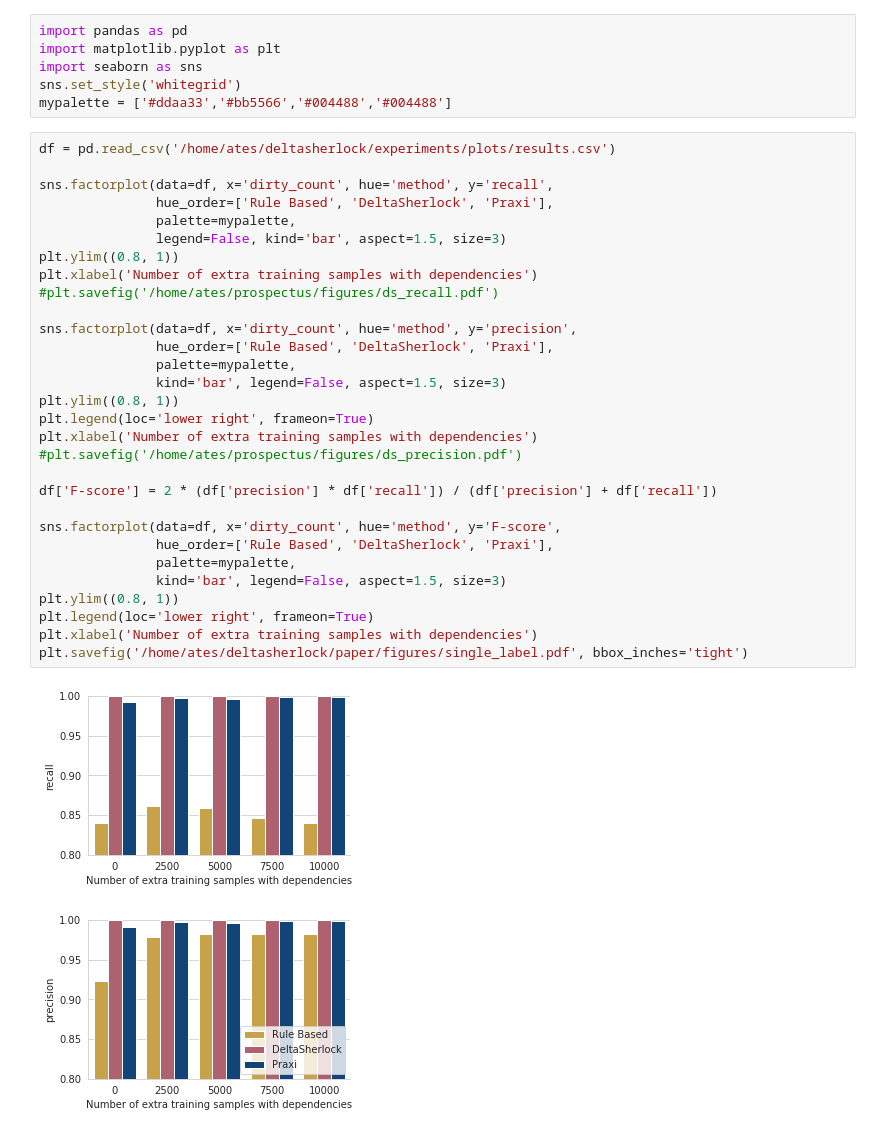
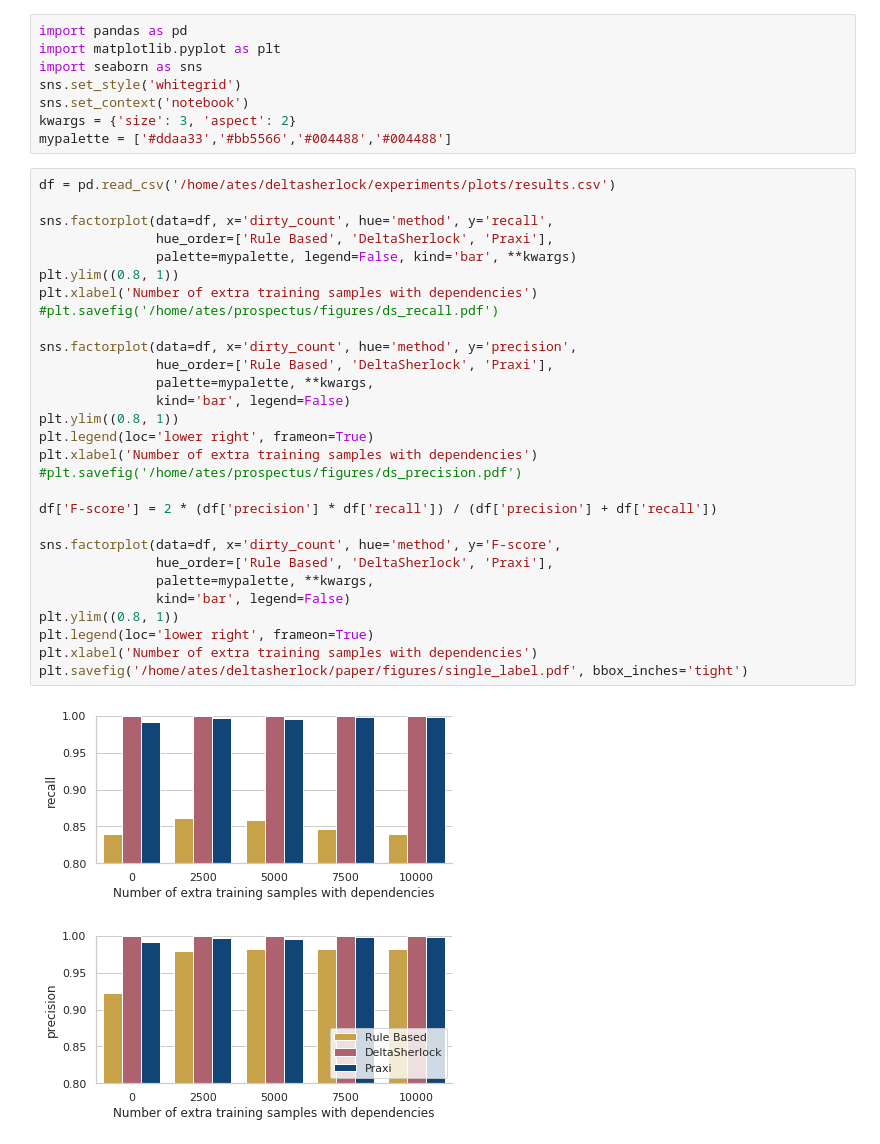
Before and after one commit to deltasherlock/experiments, a Jupyter notebook: plots/plots.ipynb, the cells around one changed output. Drawn from its saved outputs; the diff is of its cells as text.

Commit message:
NEw plots

```diff
--- a/plots/plots.ipynb
+++ b/plots/plots.ipynb
@@ -3,37 +3,38 @@ import pandas as pd
 import matplotlib.pyplot as plt
 import seaborn as sns
 sns.set_style('whitegrid')
+sns.set_context('notebook')
+kwargs = {'size': 3, 'aspect': 2}
 mypalette = ['#ddaa33','#bb5566','#004488','#004488']
 # %%
 df = pd.read_csv('/home/ates/deltasherlock/experiments/plots/results.csv')
 
 sns.factorplot(data=df, x='dirty_count', hue='method', y='recall',
                hue_order=['Rule Based', 'DeltaSherlock', 'Praxi'],
-               palette=mypalette,
-               legend=False, kind='bar', aspect=1.5, size=3)
+               palette=mypalette, legend=False, kind='bar', **kwargs)
 plt.ylim((0.8, 1))
 plt.xlabel('Number of extra training samples with dependencies')
 #plt.savefig('/home/ates/prospectus/figures/ds_recall.pdf')
 
 sns.factorplot(data=df, x='dirty_count', hue='method', y='precision',
                hue_order=['Rule Based', 'DeltaSherlock', 'Praxi'],
-               palette=mypalette,
-               kind='bar', legend=False, aspect=1.5, size=3)
+               palette=mypalette, **kwargs,
+               kind='bar', legend=False)
 plt.ylim((0.8, 1))
 plt.legend(loc='lower right', frameon=True)
 plt.xlabel('Number of extra training samples with dependencies')
 #plt.savefig('/home/ates/prospectus/figures/ds_precision.pdf')
 
 df['F-score'] = 2 * (df['precision'] * df['recall']) / (df['precision'] + df['recall'])
 
 sns.factorplot(data=df, x='dirty_count', hue='method', y='F-score',
                hue_order=['Rule Based', 'DeltaSherlock', 'Praxi'],
-               palette=mypalette,
-               kind='bar', legend=False, aspect=1.5, size=3)
+               palette=mypalette, **kwargs,
+               kind='bar', legend=False)
 plt.ylim((0.8, 1))
 plt.legend(loc='lower right', frameon=True)
 plt.xlabel('Number of extra training samples with dependencies')
 plt.savefig('/home/ates/deltasherlock/paper/figures/single_label.pdf', bbox_inches='tight')
 # %% [output]
-[figure, old version]
+[figure, new version]
-[figure, old version]
+[figure, new version]
```
Also changed, not shown: parts of 4 cells of this notebook.
